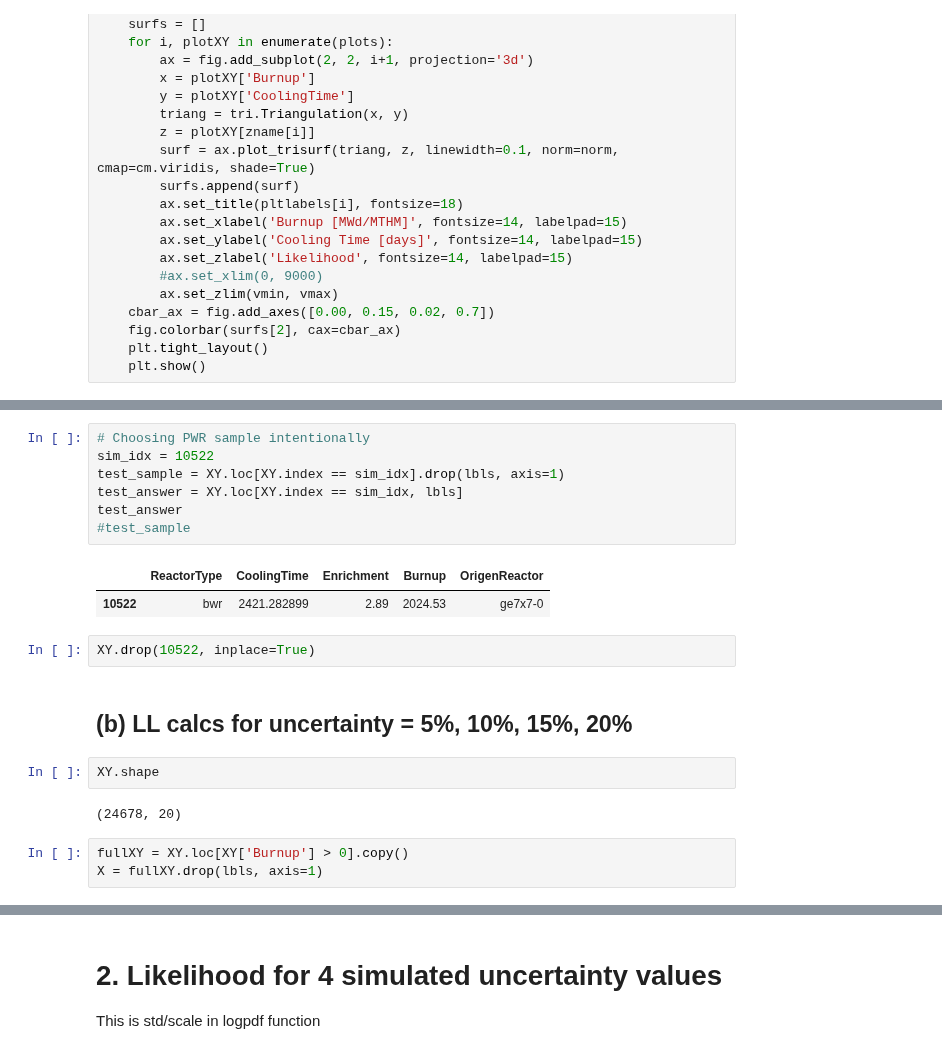
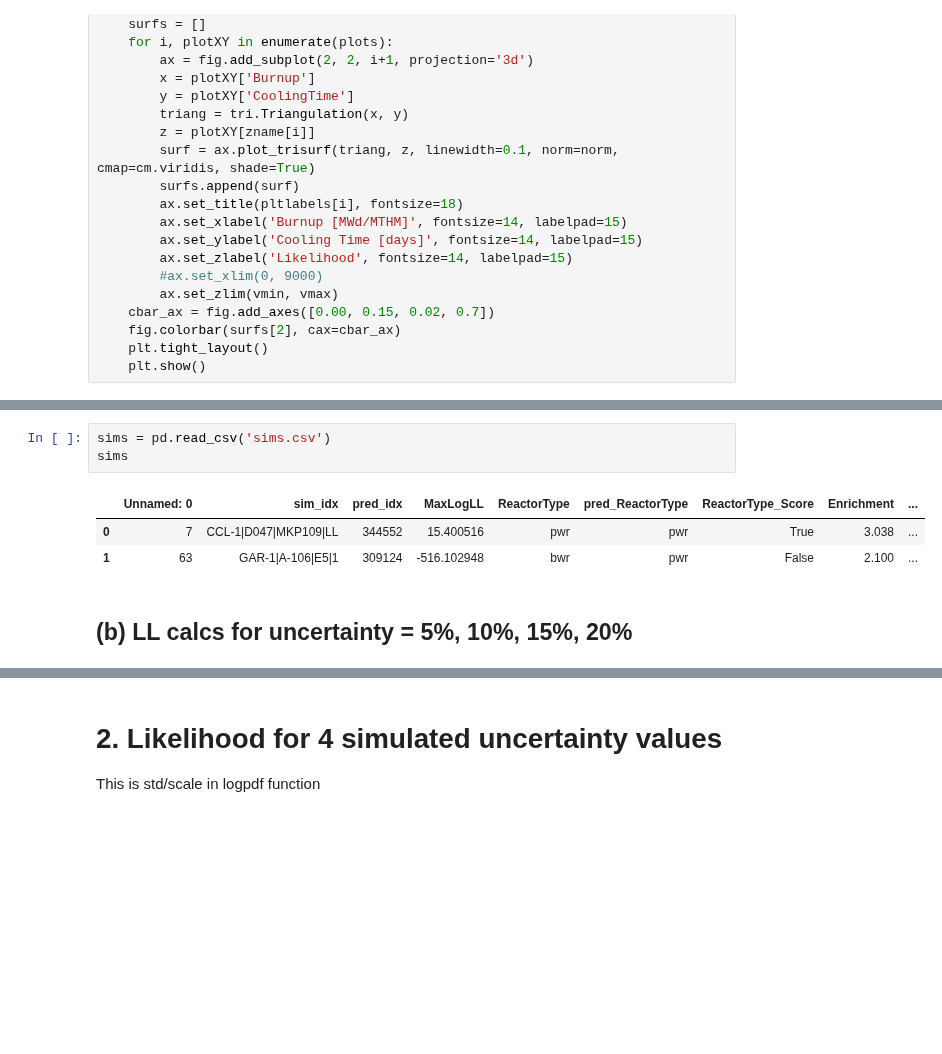
Before and after one commit to opotowsky/like-me-fuel, a Jupyter notebook: jupyter_notebooks/full_likelihood_calcs.ipynb, the cells around one changed output, grey strips where cells are left out. Drawn from its saved outputs; the diff is of its cells as text; blank space fills up the shorter version.

Commit message:
WIP updating viz for full likelihood calcs

```diff
--- a/jupyter_notebooks/likelihood-calcs_15nucs.ipynb
+++ b/jupyter_notebooks/full_likelihood_calcs.ipynb
@@ -114,21 +78,9 @@ XY.sample(10)
-# %%
-# Choosing PWR sample intentionally
-sim_idx = 10522
-test_sample = XY.loc[XY.index == sim_idx].drop(lbls, axis=1)
-test_answer = XY.loc[XY.index == sim_idx, lbls]
-test_answer
-#test_sample
-# %% [output]
-|  | ReactorType | CoolingTime | Enrichment | Burnup | OrigenReactor |
-| 10522 | bwr | 2421.282899 | 2.89 | 2024.53 | ge7x7-0 |
-# %%
-XY.drop(10522, inplace=True)
+# %%
+sims = pd.read_csv('sims.csv')
+sims
+# %% [output]
+|  | Unnamed: 0 | sim_idx | pred_idx | MaxLogLL | ReactorType | pred_ReactorType | ReactorType_Score | Enrichment | ... |
+| 0 | 7 | CCL-1|D047|MKP109|LL | 344552 | 15.400516 | pwr | pwr | True | 3.038 | ... |
+| 1 | 63 | GAR-1|A-106|E5|1 | 309124 | -516.102948 | bwr | pwr | False | 2.100 | ... |
 # %% [markdown]
 ## (b) LL calcs for uncertainty = 5%, 10%, 15%, 20%
-# %%
-XY.shape
-# %% [output]
-(24678, 20)
-# %%
-fullXY = XY.loc[XY['Burnup'] > 0].copy()
-X = fullXY.drop(lbls, axis=1)
```
Also changed, not shown: parts of 10 cells of this notebook.
